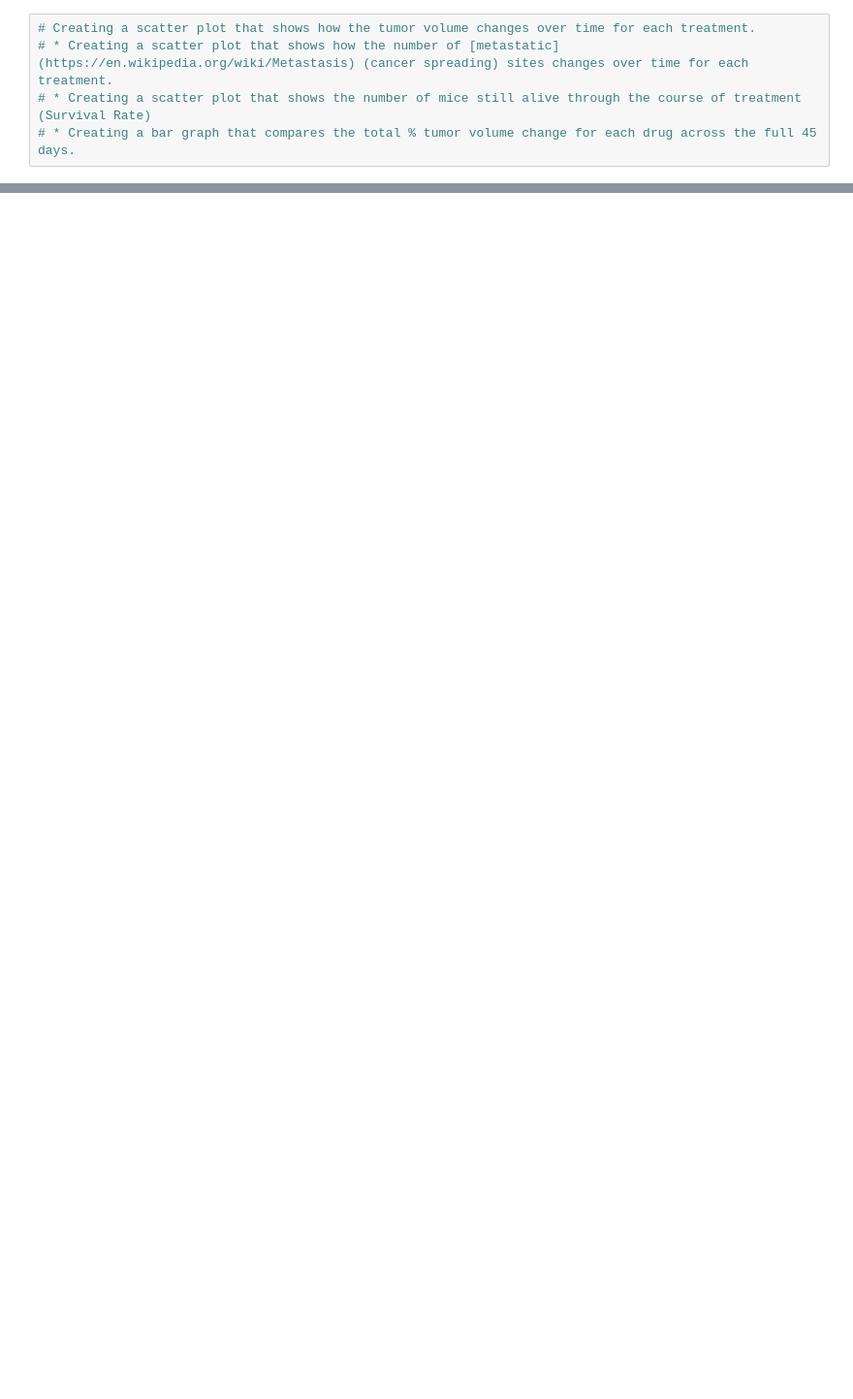
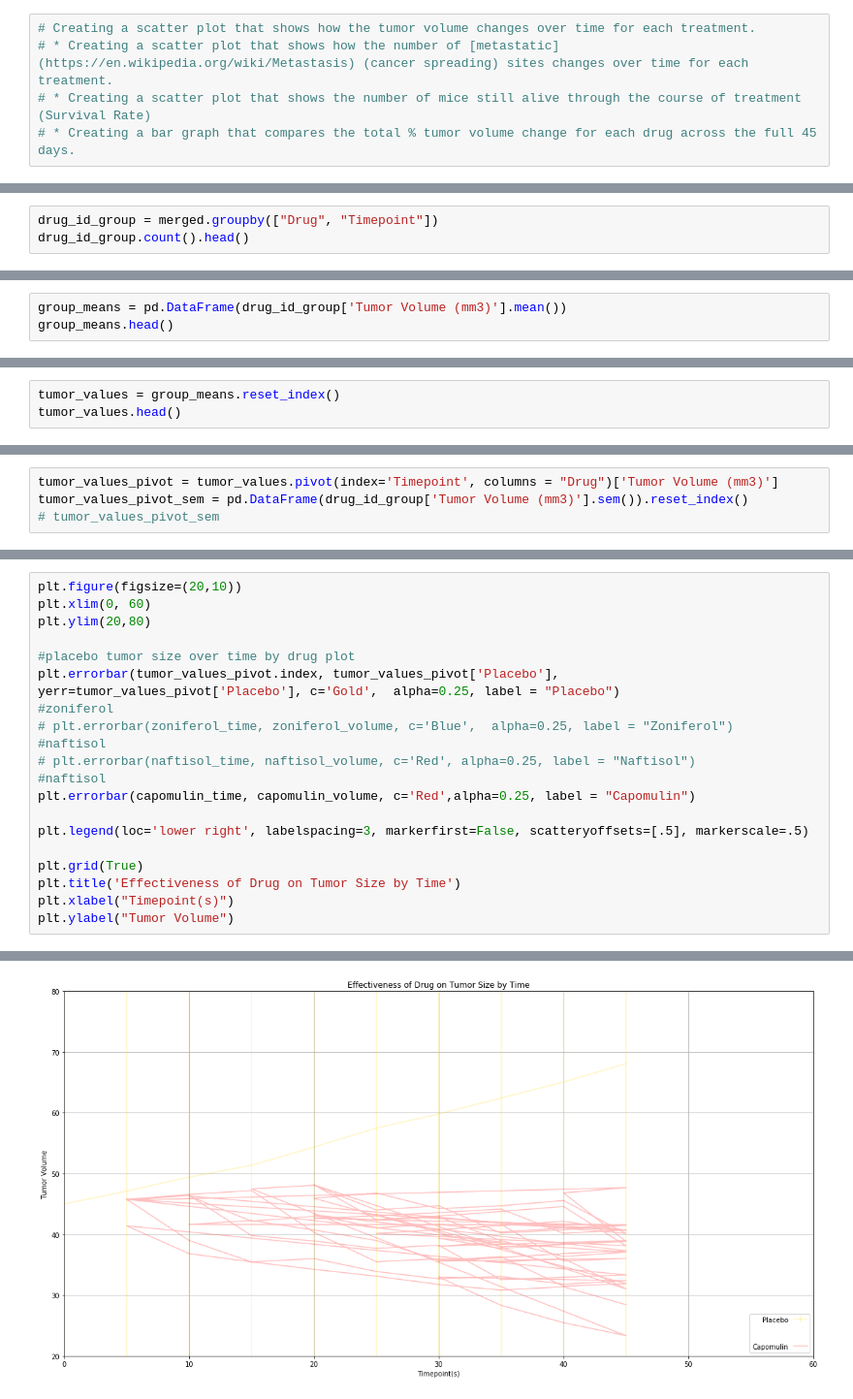
Before and after one commit to jessicalhammond/UCB_DA, a Jupyter notebook: Pymaceuticals/PyMaceuticals.ipynb, the cells around one changed output, grey strips where cells are left out. Shown: that part at 97% size. Saved outputs shown, nothing was run; the diff lists cells and outputs as text; blank space fills up the shorter version.

```diff
--- a/Pymaceuticals/PyMaceuticals.ipynb
+++ b/Pymaceuticals/PyMaceuticals.ipynb
@@ -44,0 +30,3 @@ ValueError: invalid literal for int() with base 10: 'Metastatic Sites'
+# %%
+drug_id_group = merged.groupby(["Drug", "Timepoint"])
+drug_id_group.count().head()
@@ -44,0 +41,3 @@ ValueError: invalid literal for int() with base 10: 'Metastatic Sites'
+# %%
+group_means = pd.DataFrame(drug_id_group['Tumor Volume (mm3)'].mean())
+group_means.head()
@@ -44,0 +52,3 @@ ValueError: invalid literal for int() with base 10: 'Metastatic Sites'
+# %%
+tumor_values = group_means.reset_index()
+tumor_values.head()
@@ -44,0 +62,4 @@ ValueError: invalid literal for int() with base 10: 'Metastatic Sites'
+# %%
+tumor_values_pivot = tumor_values.pivot(index='Timepoint', columns = "Drug")['Tumor Volume (mm3)']
+tumor_values_pivot_sem = pd.DataFrame(drug_id_group['Tumor Volume (mm3)'].sem()).reset_index()
+# tumor_values_pivot_sem
@@ -44,0 +85,21 @@ ValueError: invalid literal for int() with base 10: 'Metastatic Sites'
+# %%
+plt.figure(figsize=(20,10))
+plt.xlim(0, 60)
+plt.ylim(20,80)
+
+#placebo tumor size over time by drug plot
+plt.errorbar(tumor_values_pivot.index, tumor_values_pivot['Placebo'], yerr=tumor_values_pivot['Placebo'], c='Gold',  alpha=0.25, label = "Placebo")
+#zoniferol
+# plt.errorbar(zoniferol_time, zoniferol_volume, c='Blue',  alpha=0.25, label = "Zoniferol")
+#naftisol
+# plt.errorbar(naftisol_time, naftisol_volume, c='Red', alpha=0.25, label = "Naftisol")
+#naftisol
+plt.errorbar(capomulin_time, capomulin_volume, c='Red',alpha=0.25, label = "Capomulin")
+
+plt.legend(loc='lower right', labelspacing=3, markerfirst=False, scatteryoffsets=[.5], markerscale=.5)
+
+plt.grid(True)
+plt.title('Effectiveness of Drug on Tumor Size by Time')
+plt.xlabel("Timepoint(s)")
+plt.ylabel("Tumor Volume")
+# %% [output]
@@ -44,0 +107 @@ ValueError: invalid literal for int() with base 10: 'Metastatic Sites'
+[figure, added]
```
Also changed, not shown: parts of 7 cells of this notebook, 9 other files.
